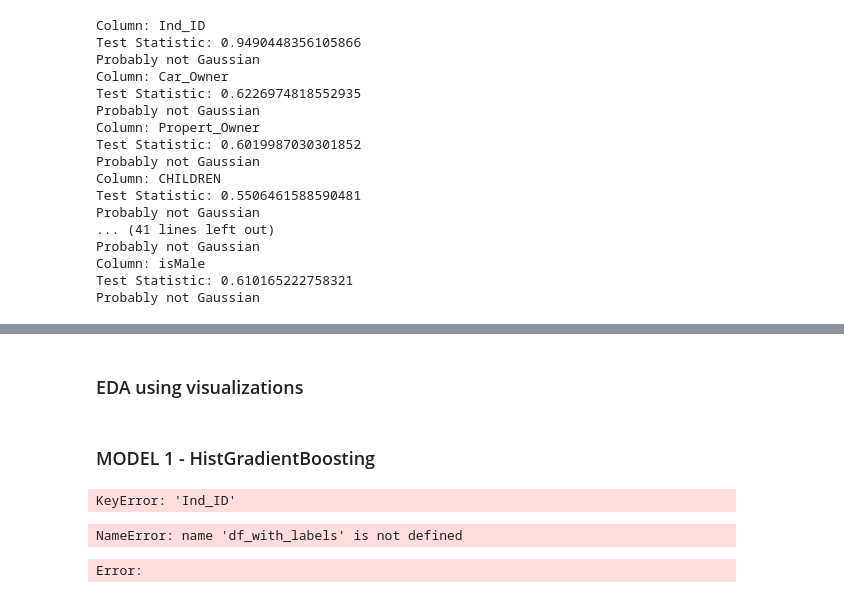
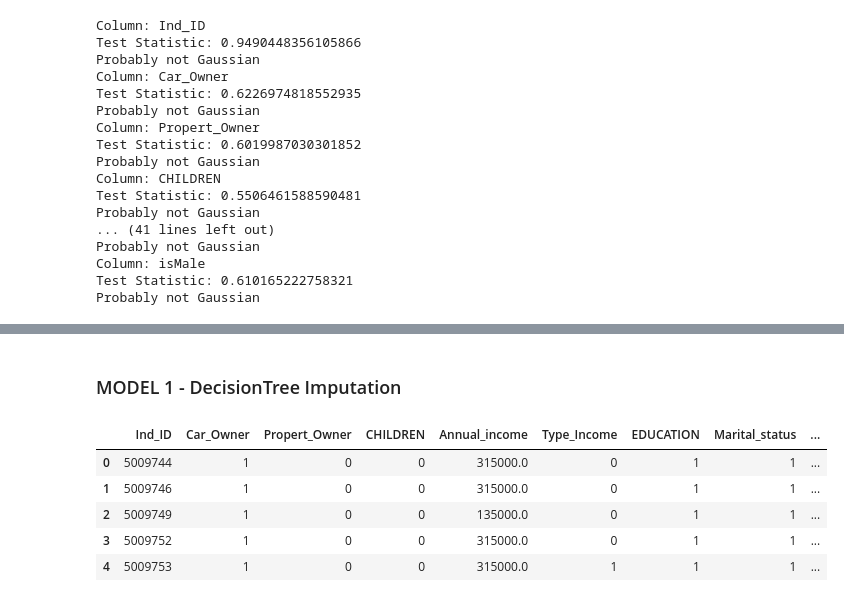
Before and after one commit to filki/LoanRepaymentBinaryPred, a Jupyter notebook: sourceCode.ipynb, the cells around one changed output, grey strips where cells are left out. Drawn from its saved outputs; the diff is of its cells as text; code cells hidden in the pictures.

Commit message:
Changed one of models, improved readibality, fixed typos, etc

```diff
--- a/sourceCode.ipynb
+++ b/sourceCode.ipynb
@@ -224,10 +325,12 @@ What we should do next is changing the categorical variables into numerical, in
 # %%
+
 # Create a LabelEncoder object
 label_encoder = LabelEncoder()
-
+dfs = [df_transformation,df_transformation_ignoringNA]
 # Iterate over each column in the DataFrame
-for column in df_transformation.columns:
-    # Check if the column is of object type (categorical)
-    if df_transformation[column].dtype == 'object':
-        # Use label encoder to transform the column
-        df_transformation[column] = label_encoder.fit_transform(df_transformation[column])
+for df in dfs:
+    for column in df.columns:
+        # Check if the column is of object type (categorical)
+        if df[column].dtype == 'object':
+            # Use label encoder to transform the column
+            df[column] = label_encoder.fit_transform(df[column])
@@ -251,6 +366,13 @@ df_transformation
 | 1546 | 5118219 | 1 | 0 | 0 | 270000.0 | 3 | 4 | 0 | ... |
 | 1547 | 5053790 | 1 | 1 | 0 | 225000.0 | 3 | 1 | 1 | ... |
 1547 rows × 19 columns
+# %%
+# Perform label encoding on the specified columns
+df_transformation_imputation['Type_Income'] = label_encoder.fit_transform(df_transformation_imputation['Type_Income'])
+df_transformation_imputation['EDUCATION'] = label_encoder.fit_transform(df_transformation_imputation['EDUCATION'])
+df_transformation_imputation['Marital_status'] = label_encoder.fit_transform(df_transformation_imputation['Marital_status'])
+df_transformation_imputation['Housing_type'] = label_encoder.fit_transform(df_transformation_imputation['Housing_type'])
+df_transformation_imputation['Type_Occupation'] = label_encoder.fit_transform(df_transformation_imputation['Type_Occupation'])
 # %% [markdown]
 ### Hypothesis testing
 # %% [markdown]
@@ -312,19 +409,11 @@ dtype: int64
-# %% [markdown]
-### EDA using visualizations
 # %% [markdown]
-### MODEL 1 - HistGradientBoosting
+### MODEL 1 - DecisionTree Imputation
-# %%
-df_with_labels = pd.merge(df_transformation_imputation, labels, on='Ind_ID', how='left')
-df_with_labels
-# %% [output]
-KeyError: 'Ind_ID'
-# %%
-X = df_with_labels.drop("label",axis = 1)
-X
-# %% [output]
-NameError: name 'df_with_labels' is not defined
-# %%
-y = df_with_labels['label']
-y
-# %% [output]
-Error:
+# %%
+df_transformation_imputation.head()
+# %% [output]
+|  | Ind_ID | Car_Owner | Propert_Owner | CHILDREN | Annual_income | Type_Income | EDUCATION | Marital_status | ... |
+| 0 | 5009744 | 1 | 0 | 0 | 315000.0 | 0 | 1 | 1 | ... |
+| 1 | 5009746 | 1 | 0 | 0 | 315000.0 | 0 | 1 | 1 | ... |
+| 2 | 5009749 | 1 | 0 | 0 | 135000.0 | 0 | 1 | 1 | ... |
+| 3 | 5009752 | 1 | 0 | 0 | 315000.0 | 0 | 1 | 1 | ... |
+| 4 | 5009753 | 1 | 0 | 0 | 315000.0 | 1 | 1 | 1 | ... |
```
Also changed, not shown: parts of 30 cells of this notebook.
